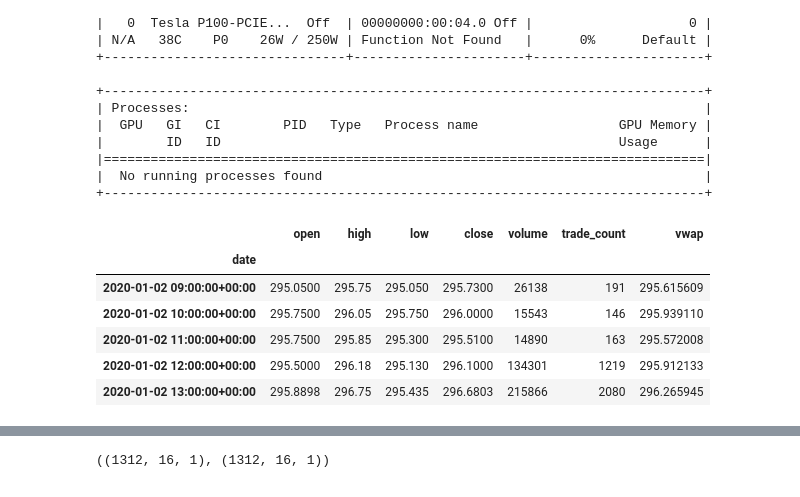
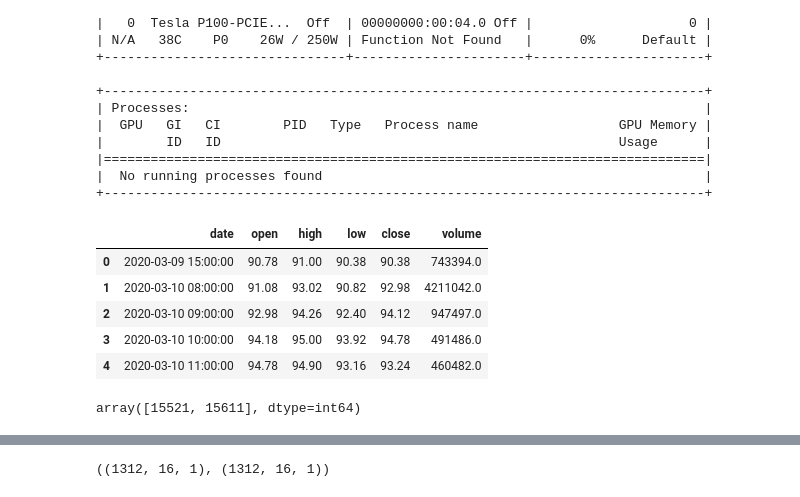
Before and after one commit to Biksbois/BiksStonks, a Jupyter notebook: Forcasting_Models/Informer/train_informer.ipynb, the cells around one changed output, grey strips where cells are left out. Cells and saved outputs as stored; diff of their text form; code cells hidden in the pictures.

Commit message:
multiple stocks

```diff
--- a/Forcasting_Models/Informer/train_informer.ipynb
+++ b/Forcasting_Models/Informer/train_informer.ipynb
@@ -28,44 +28,43 @@ import os
 import psycopg2 as pg
 import pandas as pd
 # %%
-use_db = False
+use_db = True
 agg = {'open': 'first',
         'high': 'max',
         'low': 'min',
         'close': 'last',
         'volume': 'sum'}
 # use db instead of csv
 if use_db:
         conn = pg.connect(database='stonksdb', user='postgres', password='admin')
         # df format [date, features*, *target features]
         query = 'SELECT time AS date, open, high, low, volume, close \
                         FROM stock WHERE identifier = 15521 \
                         ORDER BY time ASC;'
         df = pd.read_sql(query, conn)
         df.set_index(pd.DatetimeIndex(df['date']), inplace=True)
         # resample
         df = df.resample('1h').agg(agg).dropna()
         df.reset_index(inplace=True)
 else:
         agg['trade_count'] = 'sum'
         agg['vwap'] = 'mean'
         df = pd.read_csv('data/AAPL.csv')
         df.set_index(pd.DatetimeIndex(df['timestamp']), inplace=True)
         df.drop(['timestamp'], axis=1, inplace=True)
         df.index.set_names(['date'], inplace=True)
         # resample
         df = df.resample('1h').agg(agg).dropna()
         # df.reset_index(inplace=True)
         df.to_csv('data/AAPL_h.csv')
 df.head()
 # %% [output]
-|  | open | high | low | close | volume | trade_count | vwap |
-| date |  |  |  |  |  |  |  |
-| 2020-01-02 09:00:00+00:00 | 295.0500 | 295.75 | 295.050 | 295.7300 | 26138 | 191 | 295.615609 |
-| 2020-01-02 10:00:00+00:00 | 295.7500 | 296.05 | 295.750 | 296.0000 | 15543 | 146 | 295.939110 |
-| 2020-01-02 11:00:00+00:00 | 295.7500 | 295.85 | 295.300 | 295.5100 | 14890 | 163 | 295.572008 |
-| 2020-01-02 12:00:00+00:00 | 295.5000 | 296.18 | 295.130 | 296.1000 | 134301 | 1219 | 295.912133 |
-| 2020-01-02 13:00:00+00:00 | 295.8898 | 296.75 | 295.435 | 296.6803 | 215866 | 2080 | 296.265945 |
+|  | date | open | high | low | close | volume |
+| 0 | 2020-03-09 15:00:00 | 90.78 | 91.00 | 90.38 | 90.38 | 743394.0 |
+| 1 | 2020-03-10 08:00:00 | 91.08 | 93.02 | 90.82 | 92.98 | 4211042.0 |
+| 2 | 2020-03-10 09:00:00 | 92.98 | 94.26 | 92.40 | 94.12 | 947497.0 |
+| 3 | 2020-03-10 10:00:00 | 94.18 | 95.00 | 93.92 | 94.78 | 491486.0 |
+| 4 | 2020-03-10 11:00:00 | 94.78 | 94.90 | 93.16 | 93.24 | 460482.0 |
 # %%
 args = dotdict()
 
@@ -130,5 +129,12 @@ args.use_multi_gpu = False
 args.devices = '0,1,2,3'
 # %%
 Exp = Exp_Informer
+# %%
+from utils.eval_tools import stock_id_to_df
+stocks_meta = pd.read_sql('SELECT dataset.identifier AS id, dataset.description AS name \
+             FROM dataset ORDER BY dataset.identifier ASC \
+             LIMIT 10;', conn)
+# %% [output]
+array([15521, 15611], dtype=int64)
 # %%
 for ii in range(args.itr):
```
Also changed, not shown: parts of 2 cells of this notebook, 1 other file.
